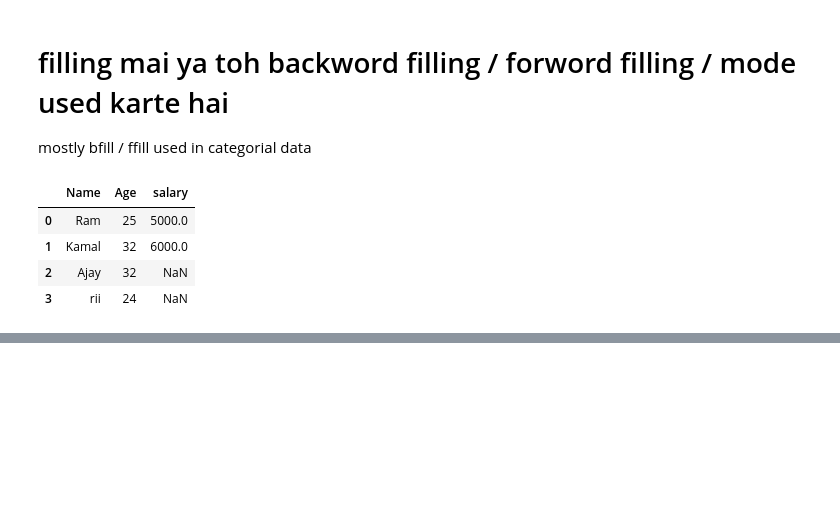
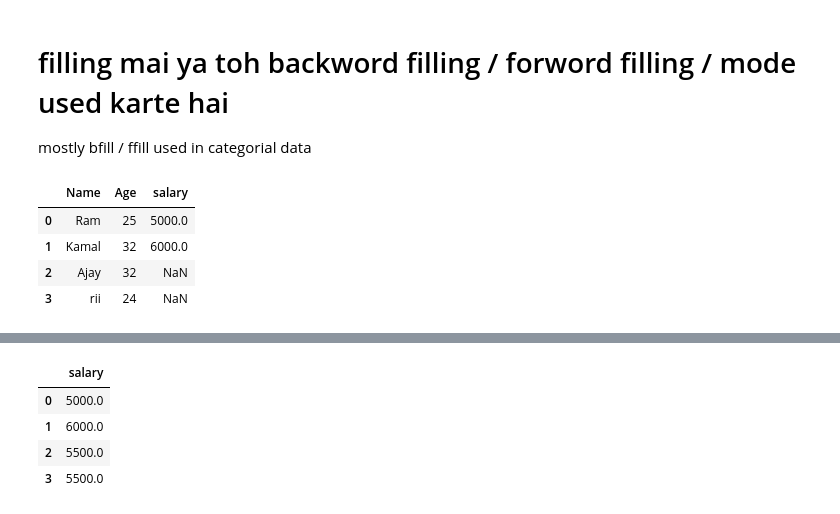
Before and after one commit to anjali801/Data-science-45-internship, a Jupyter notebook: Day22.ipynb, the cells around one changed output, grey strips where cells are left out. Saved outputs shown, nothing was run; the diff lists cells and outputs as text; code cells hidden in the pictures; blank space fills up the shorter version.

```diff
--- a/Day22.ipynb
+++ b/Day22.ipynb
@@ -273,0 +395,8 @@ df.fillna(method="bfill")                 # backword filling
+# %%
+pd.DataFrame(arr,columns=["salary"])
+# %% [output]
+|  | salary |
+| 0 | 5000.0 |
+| 1 | 6000.0 |
+| 2 | 5500.0 |
+| 3 | 5500.0 |
```
Also changed, not shown: parts of 16 cells of this notebook.
